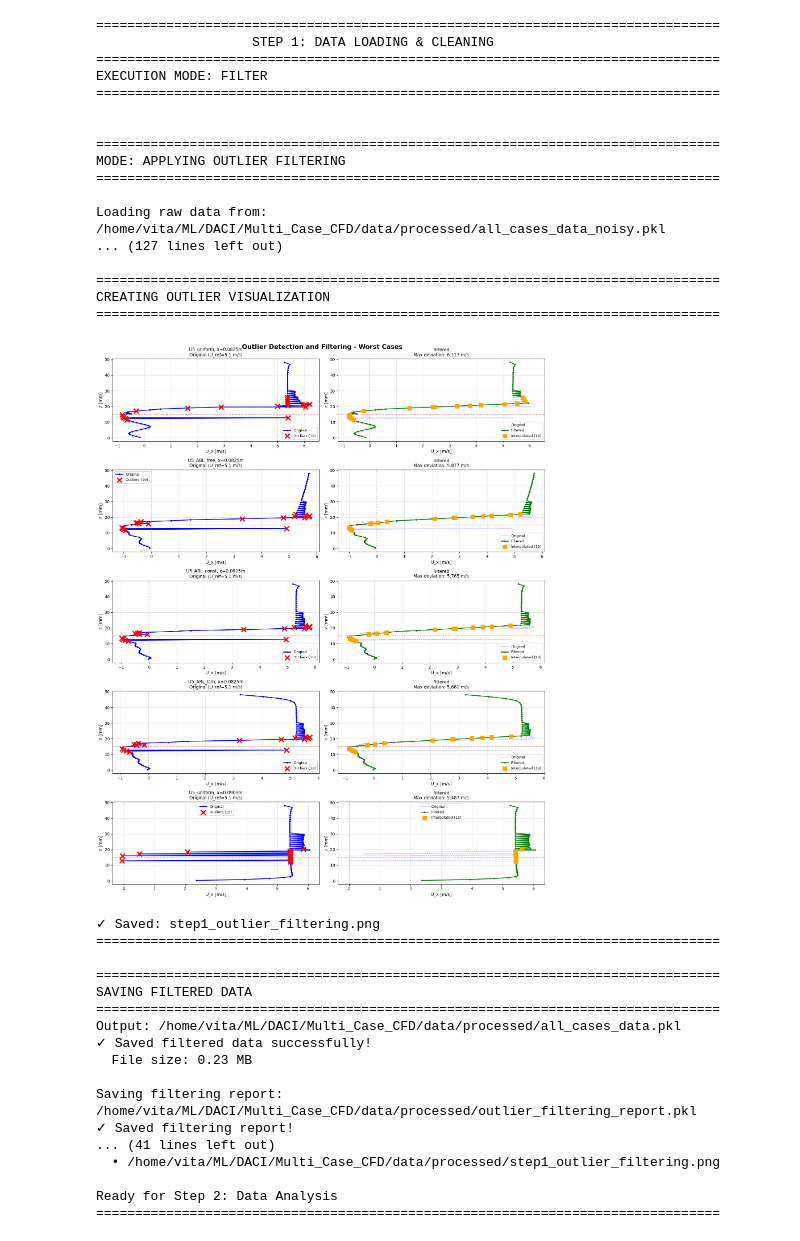
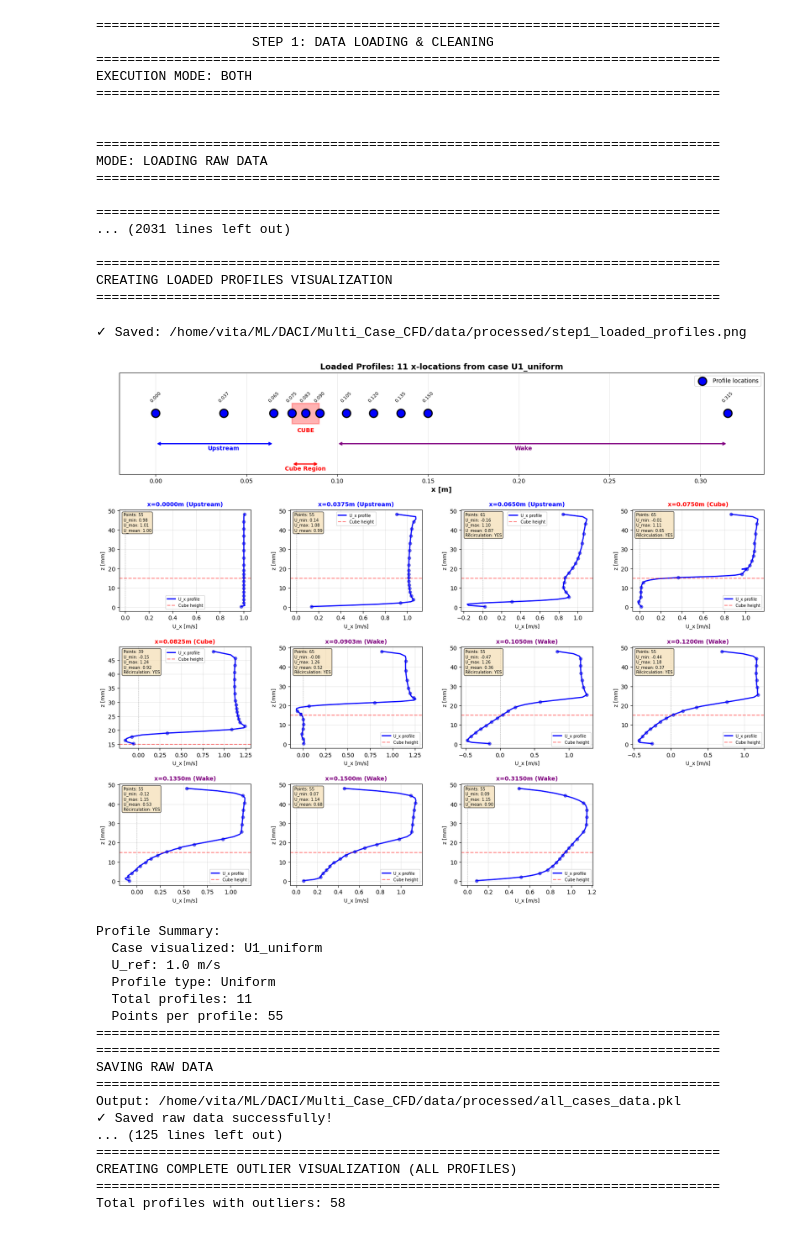
Before and after one commit to uhlirvit/DACI_Multi-case-cfd, a Jupyter notebook: notebooks/Step1__Load_all_cases.ipynb, the cells around one changed output. Cells and saved outputs as stored; diff of their text form; code cells hidden in the pictures.

Commit message:
Repair input data - fixed y-location

```diff
--- a/notebooks/Step1__Load_all_cases.ipynb
+++ b/notebooks/Step1__Load_all_cases.ipynb
@@ -94,10 +94,13 @@ X_LOCATIONS = np.array([
     0.3150000       # Outlet
 ])
 
+
 # OpenFOAM extraction settings
 TIME = 'latestTime'                  # Solution time: '10000', '2', 'latestTime'
-Y_LOCATION = None                    # Centerplane
-TOLERANCE = 0.0012500                # 0.0012500 = coarse mesh dx
+Y_LOCATION = 0.0825                  # Centerplane
+# TOLERANCE =  0.0003125               # Search tolerance - fine mesh dx
+# TOLERANCE =  0.0006250               # Search tolerance - mid mesh dx
+TOLERANCE =  0.0012500               # Search tolerance - coarse mesh dx
 METHOD = 'closest'
 N_BINS = 100
 
@@ -108,14 +111,14 @@ X_CUBE_BACK = 0.090
 
 # Outlier filtering settings
 ENABLE_OUTLIER_FILTERING = True
-OUTLIER_THRESHOLD_SIGMA = 3.0        # Standard deviations for local smoothness
-OUTLIER_THRESHOLD_GRADIENT = 5.0     # Multiplier for gradient spikes
-OUTLIER_WINDOW_SIZE = 3              # Neighbors to check
+OUTLIER_THRESHOLD_SIGMA = 3.0        # Standard deviations for local smoothness: 3
+OUTLIER_THRESHOLD_GRADIENT = 250.0    # Multiplier for gradient spikes: 5 / 500
+OUTLIER_WINDOW_SIZE = 1             # Neighbors to check: 3
 OUTLIER_CHECK_ALL_LOCATIONS = True   # If False, only check PROBLEM_X_LOCATIONS
 PROBLEM_X_LOCATIONS = [0.0750000, 0.0825000, 0.0903125, 0.1050000]  # Known problematic locations (cube region)
 
-RAW_DATA_FILE = PROCESSED_DATA_DIR / 'all_cases_data_noisy.pkl'
-FILTERED_DATA_FILE = PROCESSED_DATA_DIR / 'all_cases_data.pkl'
+RAW_DATA_FILE = PROCESSED_DATA_DIR / 'all_cases_data.pkl'
+FILTERED_DATA_FILE = PROCESSED_DATA_DIR / 'all_cases_data_filetered.pkl'
 FILTERING_REPORT_FILE = PROCESSED_DATA_DIR / 'outlier_filtering_report.pkl'
 FILTERING_VIZ_FILE = PROCESSED_DATA_DIR / 'step1_outlier_filtering.png'
 # %%
@@ -752,7 +1174,7 @@ UnboundLocalError: cannot access local variable 'n_outliers' where it is not ass
 # ============================================
 # MAIN EXECUTION
 # ============================================
-MODE = 'filter'
+MODE = 'both'
 
 
 if __name__ == "__main__":
@@ -774,6 +1196,9 @@ if __name__ == "__main__":
 
         # Load raw data from OpenFOAM
         all_cases_data = load_all_cases()
+
+        # Visualize loaded profiles
+        visualize_loaded_profiles(all_cases_data, PROCESSED_DATA_DIR)
 
         # Save raw data
         print("="*80)
@@ -828,8 +1253,10 @@ if __name__ == "__main__":
 #         filtering_report = apply_outlier_filtering(all_cases_data)
         all_cases_data, filtering_report = apply_outlier_filtering(all_cases_data)
 
+
         # Create visualization
-        create_outlier_visualization(filtering_report, FILTERING_VIZ_FILE)
+#         create_outlier_visualization(filtering_report, FILTERING_VIZ_FILE)
+        create_outlier_visualization_complete(filtering_report, all_cases_data, PROCESSED_DATA_DIR)
 
         # Save filtered data
         print("\n" + "="*80)
@@ -857,53 +1284,54 @@ if __name__ == "__main__":
         print("\n" + "="*80)
         print("FILTERING STATISTICS")
         print("="*80)
         print(f"Profiles checked: {filtering_report['total_profiles_checked']}")
         print(f"Profiles with outliers: {filtering_report['total_profiles_with_outliers']}")
         print(f"Total outliers filtered: {filtering_report['total_outliers']}")
         print(f"Outlier rate: {filtering_report['outlier_rate_percent']:.2f}%")
         print("="*80 + "\n")
 
         print("\n" + "="*80)
         print("✓ FILTERING COMPLETE!")
         print("="*80)
         print(f"\nOutput files:")
         print(f"  • {FILTERED_DATA_FILE}")
         print(f"  • {FILTERING_REPORT_FILE}")
         print(f"  • {FILTERING_VIZ_FILE}")
         print("="*80 + "\n")
 # %% [output]
 ================================================================================
                     STEP 1: DATA LOADING & CLEANING
 ================================================================================
-EXECUTION MODE: FILTER
+EXECUTION MODE: BOTH
 ================================================================================
 
 
 ================================================================================
-MODE: APPLYING OUTLIER FILTERING
+MODE: LOADING RAW DATA
 ================================================================================
 
-Loading raw data from: /home/vita/ML/DACI/Multi_Case_CFD/data/processed/all_cases_data_noisy.pkl
-... (127 lines left out)
+================================================================================
+... (2031 lines left out)
 
 ================================================================================
-CREATING OUTLIER VISUALIZATION
+CREATING LOADED PROFILES VISUALIZATION
 ================================================================================
+✓ Saved: /home/vita/ML/DACI/Multi_Case_CFD/data/processed/step1_loaded_profiles.png
-[figure, old version]
+[figure, new version]
-✓ Saved: step1_outlier_filtering.png
-================================================================================
-
-================================================================================
-SAVING FILTERED DATA
-================================================================================
-Output: /home/vita/ML/DACI/Multi_Case_CFD/data/processed/all_cases_data.pkl
-✓ Saved filtered data successfully!
-  File size: 0.23 MB
-
-Saving filtering report: /home/vita/ML/DACI/Multi_Case_CFD/data/processed/outlier_filtering_report.pkl
-✓ Saved filtering report!
-... (41 lines left out)
-  • /home/vita/ML/DACI/Multi_Case_CFD/data/processed/step1_outlier_filtering.png
-
-Ready for Step 2: Data Analysis
-================================================================================
+Profile Summary:
+  Case visualized: U1_uniform
+  U_ref: 1.0 m/s
+  Profile type: Uniform
+  Total profiles: 11
+  Points per profile: 55
+================================================================================
+================================================================================
+SAVING RAW DATA
+================================================================================
+Output: /home/vita/ML/DACI/Multi_Case_CFD/data/processed/all_cases_data.pkl
+✓ Saved raw data successfully!
+... (125 lines left out)
+================================================================================
+CREATING COMPLETE OUTLIER VISUALIZATION (ALL PROFILES)
+================================================================================
+Total profiles with outliers: 58
```
Also changed, not shown: parts of 6 cells of this notebook, 40 other files.
